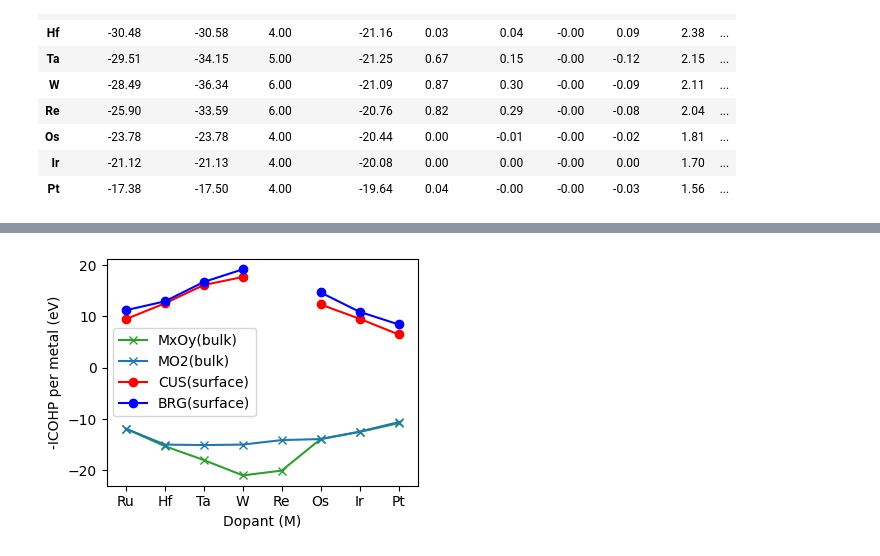
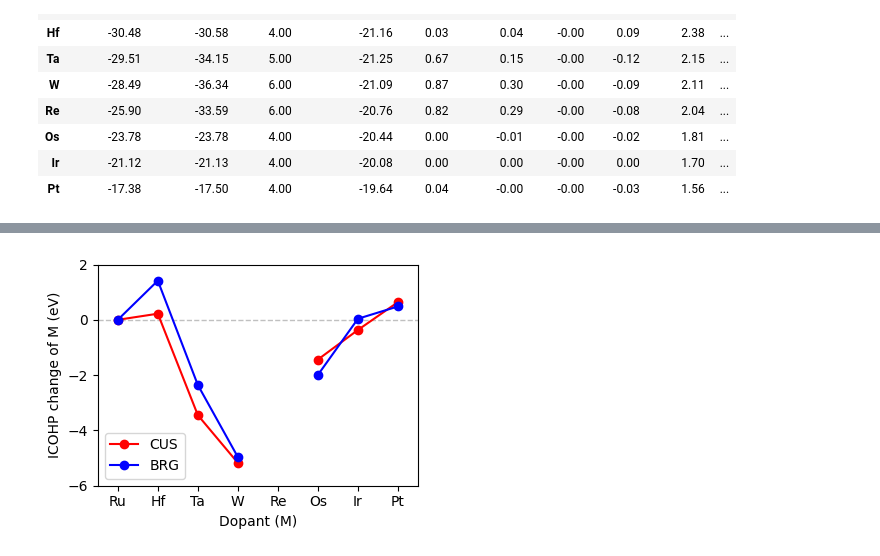
Before and after one commit to jhyeonjung97/tools, a Jupyter notebook: ruo2/icohp.ipynb, the cells around one changed output, grey strips where cells are left out. Drawn from its saved outputs; the diff is of its cells as text; code cells hidden in the pictures.

```diff
--- a/ruo2/icohp.ipynb
+++ b/ruo2/icohp.ipynb
@@ -838,7 +617,7 @@ plt.close()
 # %%
 plt.figure(figsize=figsize)
 
-cols = ['cus_V_chg_M', 'brg_V_chg_M']
+cols = ['cus_V_chg', 'brg_V_chg']
 labels = ['CUS', 'BRG']
 colors = ['red', 'blue']
 zorders = [2, 1]
@@ -855,7 +634,7 @@ for i, col in enumerate(cols):
         )
 
 plt.xlabel('Dopant (M)')
-plt.ylabel('Bader charge (slab, e)')
+plt.ylabel('Bader charge (e)')
 plt.ylim(3.0, 1.0)
 
 plt.xlim(-0.5, 7.5)
@@ -872,7 +651,7 @@ plt.close()
 # %%
 plt.figure(figsize=figsize)
 
-cols = ['MxOy_chg', 'MO2_chg', 'M-RuO2_chg_M', 'cus_V_chg_M', 'brg_V_chg_M']
+cols = ['MxOy_chg', 'MO2_chg', 'M-RuO2_chg(M)', 'cus_V_chg', 'brg_V_chg']
 labels = ['MxOy(bulk)', 'MO2(bulk)', 'M-RuO2(bulk)', 'CUS(surface)', 'BRG(surface)']
 colors = ['tab:green', 'tab:blue', 'tab:orange', 'red', 'blue']
 zorders = [2, 1, 3, 4, 5]
@@ -894,7 +673,7 @@ for i, col in enumerate(cols):
         )
 
 plt.xlabel('Dopant (M)')
-plt.ylabel('Bader charge (slab, e)')
+plt.ylabel('Bader charge (e)')
 plt.ylim(3.0, 1.0)
 
 plt.xlim(-0.5, 7.5)
@@ -981,7 +757,7 @@ data[['cus_V_icohp_M', 'brg_V_icohp_M']]
 # %%
 plt.figure(figsize=figsize)
 
-cols = ['cus_V_icohp_M', 'brg_V_icohp_M']
+cols = ['cus_V_spd_icohp', 'brg_V_spd_icohp']
 labels = ['CUS', 'BRG']
 colors = ['red', 'blue']
 zorders = [2, 1]
@@ -998,8 +774,8 @@ for i, col in enumerate(cols):
         )
 
 plt.xlabel('Dopant (M)')
-plt.ylabel('-ICOHP per metal (surface, eV)')
-plt.ylim(5, 25)
+plt.ylabel('ICOHP of M (eV)')
+plt.ylim(-22, -8)
 
 plt.xlim(-0.5, 7.5)
 plt.legend(loc='best')
@@ -1007,7 +783,7 @@ plt.xticks(range(len(data.index)), data.index.tolist())
 
 plt.tight_layout()
 # coverage = coverage.split('_')[0]
-plt.savefig(f'{root}/figures/surface_icohp_per_metal.png', dpi=dpi, transparent=True)
+plt.savefig(f'{root}/figures/surface_spd_icohp_per_metal.png', dpi=dpi, transparent=True)
 plt.show()
 plt.close()
 # %% [output]
@@ -1015,4 +790,0 @@ plt.close()
-# %%
-data['V_Δicohp_brg_cus'] = data['brg_V_icohp_M'] - data['cus_V_icohp_M']
-data['O_Δicohp_brg_cus'] = data['brg_O_icohp_M'] - data['cus_O_icohp_M']
-data
@@ -1099,39 +837,73 @@ plt.close()
 # %%
+data['cus_V_Δicohp_spd'] = data['cus_V_spd_icohp'] - data['cus_V_spd_icohp']['Ru'] - data['MO2_spd_icohp'] + data['MO2_spd_icohp']['Ru']
+data['brg_V_Δicohp_spd'] = data['brg_V_spd_icohp'] - data['brg_V_spd_icohp']['Ru'] - data['MO2_spd_icohp'] + data['MO2_spd_icohp']['Ru']
+data['cus_V_Δicohp_all'] = data['cus_V_all_icohp'] - data['cus_V_all_icohp']['Ru'] - data['MO2_all_icohp'] + data['MO2_all_icohp']['Ru']
+data['brg_V_Δicohp_all'] = data['brg_V_all_icohp'] - data['brg_V_all_icohp']['Ru'] - data['MO2_all_icohp'] + data['MO2_all_icohp']['Ru']
+
 plt.figure(figsize=figsize)
 
-cols = ['MxOy_icohp', 'MO2_icohp', 'M-RuO2(M)_icohp', 'cus_V_icohp_M', 'brg_V_icohp_M']
-labels = ['MxOy(bulk)', 'MO2(bulk)', 'M-RuO2(bulk)', 'CUS(surface)', 'BRG(surface)']
-colors = ['tab:green', 'tab:blue', 'tab:orange', 'red', 'blue']
-zorders = [2, 1, 3, 4, 5]
+cols = ['cus_V_Δicohp_spd', 'brg_V_Δicohp_spd']
+labels = ['CUS', 'BRG']
+colors = ['red', 'blue']
+zorders = [2, 1]
 
 for i, col in enumerate(cols):
-    label=labels[i % len(labels)]
-    if 'bulk' in label:
-        marker = 'x'
-    else:
-        marker = 'o'
     if col in data.columns:
         plt.plot(
             data.index,
             data[col],
-            marker=marker,
-            label=label,
+            marker='o',
+            label=labels[i % len(labels)],
             color=colors[i % len(colors)],
             # zorder=zorders[i % len(zorders)]
         )
+plt.axhline(0, color='silver', linestyle='--', linewidth='1', zorder=0)
 
 plt.xlabel('Dopant (M)')
-plt.ylabel('-ICOHP per metal (eV)')
-# plt.ylim(1.0, 3.0)
+plt.ylabel('ICOHP change of M (eV)')
+plt.ylim(-6, 2)
 
 plt.xlim(-0.5, 7.5)
 plt.legend(loc='best')
 plt.xticks(range(len(data.index)), data.index.tolist())
 
 plt.tight_layout()
 # coverage = coverage.split('_')[0]
-plt.savefig(f'{root}/figures/all_icohp.png', dpi=dpi, transparent=True)
+plt.savefig(f'{root}/figures/surface_dopant_spd_icohp_change.png', dpi=dpi, transparent=True)
 plt.show()
 plt.close()
+
+plt.figure(figsize=figsize)
+
+cols = ['cus_V_Δicohp_all', 'brg_V_Δicohp_all']
+labels = ['CUS', 'BRG']
+colors = ['red', 'blue']
+zorders = [2, 1]
+
+for i, col in enumerate(cols):
+    if col in data.columns:
+        plt.plot(
+            data.index,
+            data[col],
+            marker='o',
+            label=labels[i % len(labels)],
+            color=colors[i % len(colors)],
+            # zorder=zorders[i % len(zorders)]
+        )
+plt.axhline(0, color='silver', linestyle='--', linewidth='1', zorder=0)
+
+plt.xlabel('Dopant (M)')
+plt.ylabel('ICOHP change of M (eV)')
+plt.ylim(-8, 2)
+
+plt.xlim(-0.5, 7.5)
+plt.legend(loc='best')
+plt.xticks(range(len(data.index)), data.index.tolist())
+
+plt.tight_layout()
+# coverage = coverage.split('_')[0]
+plt.savefig(f'{root}/figures/surface_dopant_all_icohp_change.png', dpi=dpi, transparent=True)
+plt.show()
+plt.close()
 # %% [output]
-[figure, old version]
+[figure, new version]
```
Also changed, not shown: parts of 29 cells of this notebook.
